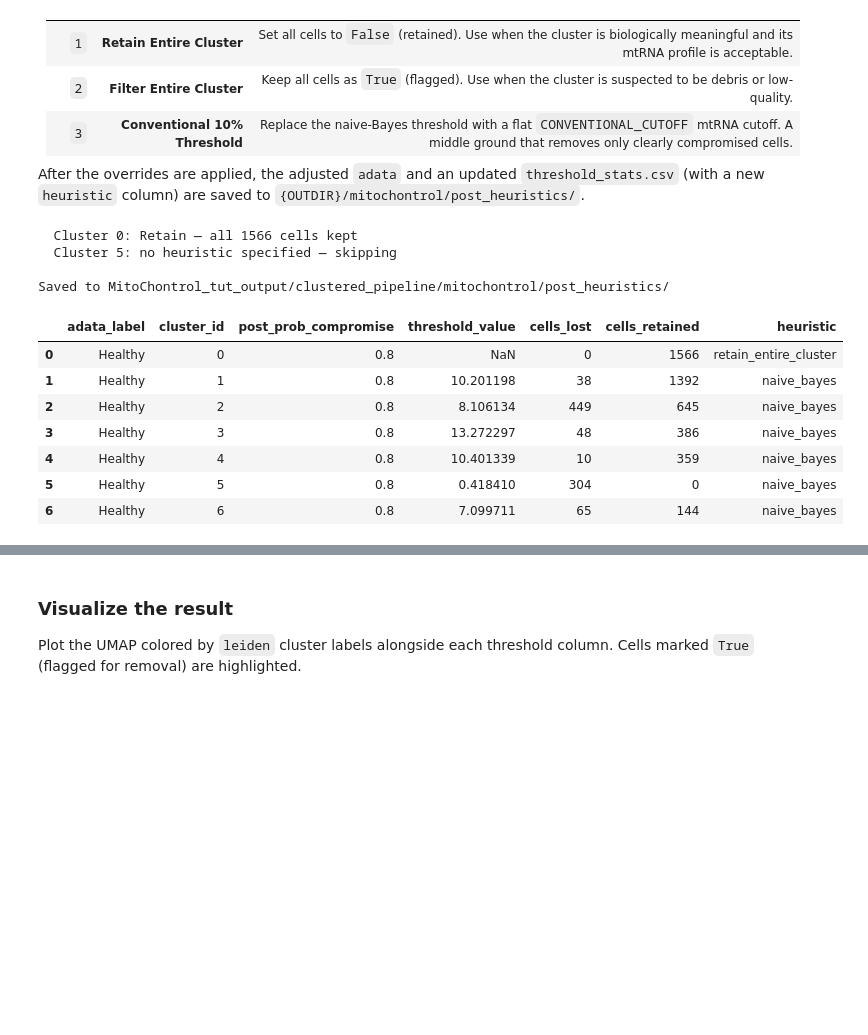
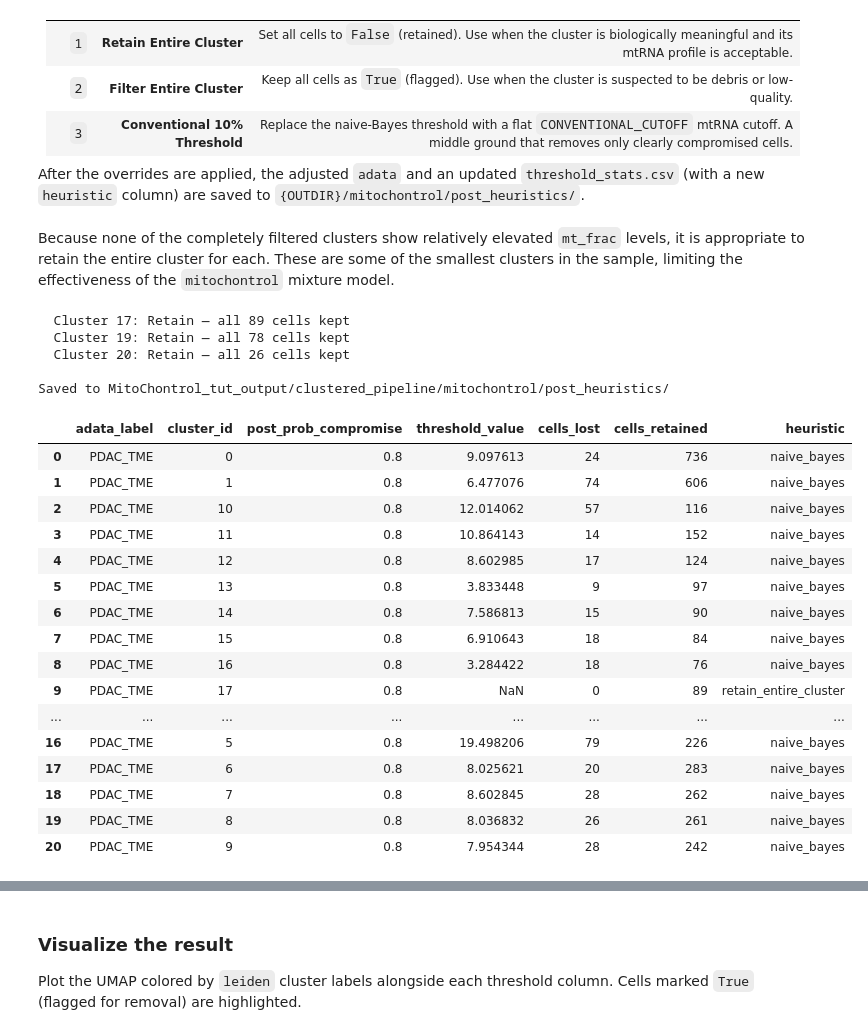
Before and after one commit to uttamLab/mitochontrol, a Jupyter notebook: MitoChontrol_tut.ipynb, the cells around one changed output, grey strips where cells are left out. Drawn from its saved outputs; the diff is of its cells as text; code cells hidden in the pictures; blank space fills up the shorter version.

````diff
--- a/MitoChontrol_tut.ipynb
+++ b/MitoChontrol_tut.ipynb
@@ -58,7 +72,7 @@ THRESHOLD_PROBS = (0.8,)
 The input file should contain **raw (integer) counts** in `adata.X`.
 No preprocessing, normalization, or clustering is expected at this stage.
 # %%
-adata_raw = ad.read_h5ad(INPUT_H5AD)
+adata_raw = ad.read_h5ad(INPUT_H5AD_A)
 adata_raw.var_names_make_unique()
 
 print(f"Loaded {adata_raw.n_obs:,} cells × {adata_raw.n_vars:,} genes")
@@ -120,7 +134,7 @@ All artifacts are written under `{OUTDIR}/clustered/`.
 # %%
 clustered_result = clustering(
     adata_raw.copy(),
-    label=SAMPLE_LABEL,
+    label=SAMPLE_LABEL_A,
     outdir=OUTDIR_A,
     show=True,
 )
@@ -288,9 +319,9 @@ Now pass the clustering result into `mtctrl_with_clustering()`. This function:
 ```
 # %%
 threshold_results = mtctrl_with_clustering(
-    adatas={SAMPLE_LABEL: clustered_result},
+    adatas={SAMPLE_LABEL_A: clustered_result},
     outdir=OUTDIR_A,
-    threshold_probs=THRESHOLD_PROBS,
+    threshold_probs=THRESHOLD_PROBS_A,
     show=False,
     save=True,
 )
@@ -311,7 +342,7 @@ If any clusters are completely filtered, apply one of the three heuristics:
 2. Filter Entire Cluster
 3. Conventional 10% Threshold
 # %%
-sample_result = threshold_results[SAMPLE_LABEL]
+sample_result = threshold_results[SAMPLE_LABEL_A]
 adata_thresholded = sample_result["adata"]
 cluster_stats = sample_result["threshold_stats"]
 display(cluster_stats)
@@ -325,5 +356,8 @@ elif len(check_clusters) == 1:
 else:
     cids = ", ".join(str(c) for c in check_clusters["cluster_id"])
     print(f"Clusters {cids} are completely filtered.")
+
+threshold_cols = [c for c in adata_thresholded.obs.columns if c.startswith("mitochontrol_threshold_out")]
+sc.pl.umap(adata_thresholded, color=["leiden", "celltype", "mt_frac"] + threshold_cols, ncols=2, frameon=False, show=True)
 # %% [output]
 |  | adata_label | cluster_id | post_prob_compromise | threshold_value | cells_lost | cells_retained |
@@ -351,13 +395,16 @@ cluster. Edit `HEURISTIC_CHOICES` below to assign a heuristic **per cluster**:
 After the overrides are applied, the adjusted `adata` and an updated
 `threshold_stats.csv` (with a new `heuristic` column) are saved to
 `{OUTDIR}/mitochontrol/post_heuristics/`.
+# %% [markdown]
+Because none of the completely filtered clusters show relatively elevated `mt_frac` levels, it is appropriate to retain the entire cluster for each. These are some of the smallest clusters in the sample, limiting the effectiveness of the `mitochontrol` mixture model.
 # %%
 # ---------- USER CONFIGURATION ----------
 # Map each completely-filtered cluster to a heuristic (1, 2, or 3).
 # Only clusters listed in check_clusters need an entry.
 HEURISTIC_CHOICES = {
-    "0": 1,   # cluster 0 → retain entire cluster
-    "5": 3,   # cluster 5 → conventional 10% cutoff
+    "17": 1,   # cluster 17 → retain entire cluster
+    "19": 1,   # cluster 19 → retain entire cluster
+    "20": 1,   # cluster 20 → retain entire cluster
 }
 CONVENTIONAL_CUTOFF = 10.0  # percent mtRNA (used by heuristic 3)
 # -----------------------------------------
@@ -400,43 +447,53 @@ for _, row in check_clusters.iterrows():
         adata_thresholded.obs.loc[mask, col] = new_flags.values
         cells_lost = int(new_flags.sum())
         cells_retained = n_total - cells_lost
         new_thresh = CONVENTIONAL_CUTOFF
         print(
             f"  Cluster {cid}: {CONVENTIONAL_CUTOFF:g}% cutoff — "
             f"{cells_lost}/{n_total} flagged, {cells_retained} retained"
         )
     else:
         print(f"  Cluster {cid}: unknown heuristic {choice} — skipping")
         continue
 
     idx = updated_stats[
         updated_stats["cluster_id"].astype(str) == cid
     ].index
     updated_stats.loc[idx, "threshold_value"] = new_thresh
     updated_stats.loc[idx, "cells_lost"] = cells_lost
     updated_stats.loc[idx, "cells_retained"] = cells_retained
     updated_stats.loc[idx, "heuristic"] = HEURISTIC_LABELS[choice]
 
 post_dir = OUTDIR_A / "mitochontrol" / "post_heuristics"
 post_dir.mkdir(parents=True, exist_ok=True)
-adata_thresholded.write(post_dir / f"{SAMPLE_LABEL}.h5ad")
+adata_thresholded.write(post_dir / f"{SAMPLE_LABEL_A}.h5ad")
 updated_stats.to_csv(post_dir / "threshold_stats.csv", index=False)
 
 print(f"\nSaved to {post_dir}/")
 display(updated_stats)
 # %% [output]
-  Cluster 0: Retain — all 1566 cells kept
-  Cluster 5: no heuristic specified — skipping
+  Cluster 17: Retain — all 89 cells kept
+  Cluster 19: Retain — all 78 cells kept
+  Cluster 20: Retain — all 26 cells kept
 
 Saved to MitoChontrol_tut_output/clustered_pipeline/mitochontrol/post_heuristics/
 |  | adata_label | cluster_id | post_prob_compromise | threshold_value | cells_lost | cells_retained | heuristic |
-| 0 | Healthy | 0 | 0.8 | NaN | 0 | 1566 | retain_entire_cluster |
-| 1 | Healthy | 1 | 0.8 | 10.201198 | 38 | 1392 | naive_bayes |
-| 2 | Healthy | 2 | 0.8 | 8.106134 | 449 | 645 | naive_bayes |
-| 3 | Healthy | 3 | 0.8 | 13.272297 | 48 | 386 | naive_bayes |
-| 4 | Healthy | 4 | 0.8 | 10.401339 | 10 | 359 | naive_bayes |
-| 5 | Healthy | 5 | 0.8 | 0.418410 | 304 | 0 | naive_bayes |
-| 6 | Healthy | 6 | 0.8 | 7.099711 | 65 | 144 | naive_bayes |
+| 0 | PDAC_TME | 0 | 0.8 | 9.097613 | 24 | 736 | naive_bayes |
+| 1 | PDAC_TME | 1 | 0.8 | 6.477076 | 74 | 606 | naive_bayes |
+| 2 | PDAC_TME | 10 | 0.8 | 12.014062 | 57 | 116 | naive_bayes |
+| 3 | PDAC_TME | 11 | 0.8 | 10.864143 | 14 | 152 | naive_bayes |
+| 4 | PDAC_TME | 12 | 0.8 | 8.602985 | 17 | 124 | naive_bayes |
+| 5 | PDAC_TME | 13 | 0.8 | 3.833448 | 9 | 97 | naive_bayes |
+| 6 | PDAC_TME | 14 | 0.8 | 7.586813 | 15 | 90 | naive_bayes |
+| 7 | PDAC_TME | 15 | 0.8 | 6.910643 | 18 | 84 | naive_bayes |
+| 8 | PDAC_TME | 16 | 0.8 | 3.284422 | 18 | 76 | naive_bayes |
+| 9 | PDAC_TME | 17 | 0.8 | NaN | 0 | 89 | retain_entire_cluster |
+| ... | ... | ... | ... | ... | ... | ... | ... |
+| 16 | PDAC_TME | 5 | 0.8 | 19.498206 | 79 | 226 | naive_bayes |
+| 17 | PDAC_TME | 6 | 0.8 | 8.025621 | 20 | 283 | naive_bayes |
+| 18 | PDAC_TME | 7 | 0.8 | 8.602845 | 28 | 262 | naive_bayes |
+| 19 | PDAC_TME | 8 | 0.8 | 8.036832 | 26 | 261 | naive_bayes |
+| 20 | PDAC_TME | 9 | 0.8 | 7.954344 | 28 | 242 | naive_bayes |
 # %%
 print("Threshold columns added to adata.obs (after heuristic override):")
 threshold_cols = [c for c in adata_thresholded.obs.columns if c.startswith("mitochontrol_threshold_out")]
````
Also changed, not shown: parts of 23 cells of this notebook, 1 other file.
